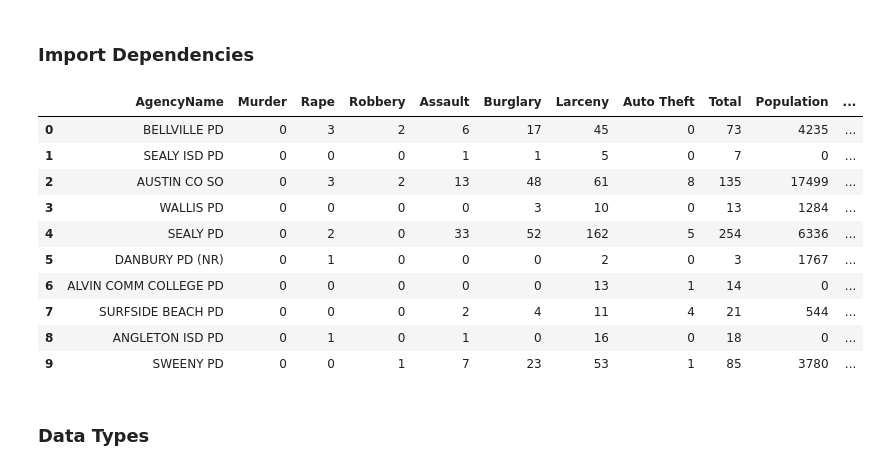
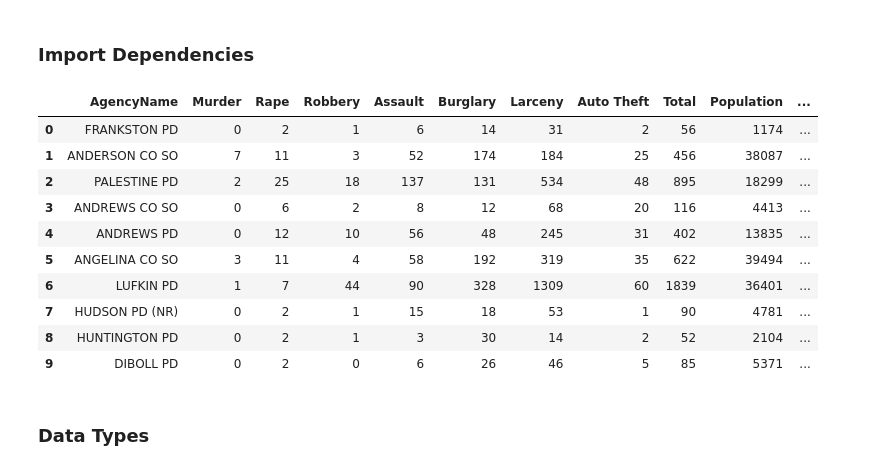
Before and after one commit to MiguelB512/Harris_Crime_Trends, a Jupyter notebook: Crime_Data_Analysis.ipynb, the cells around one changed output. Drawn from its saved outputs; the diff is of its cells as text; code cells hidden in the pictures.

```diff
--- a/Crime_Data_Analysis.ipynb
+++ b/Crime_Data_Analysis.ipynb
@@ -17,20 +17,21 @@ db_string = f"postgresql://bhmcd:{db_password}@crime-analysis.cnoedyl0m22c.us-ea
 engine = create_engine(db_string)
 # %%
 # Import CSV file
-df = pd.read_csv('Resources/CSV/Crime_Index_Greater_Houston_Area_2015_2020.csv')
+# CSV Texas-Crime-Index-2015-2020.csv which contains crime data for all of TX counties
+df = pd.read_csv('Resources/CSV/Texas-Crime-Index-2015-2020.csv')
 df.head(10)
 # %% [output]
 |  | AgencyName | Murder | Rape | Robbery | Assault | Burglary | Larceny | Auto Theft | Total | Population | ... |
-| 0 | BELLVILLE PD | 0 | 3 | 2 | 6 | 17 | 45 | 0 | 73 | 4235 | ... |
-| 1 | SEALY ISD PD | 0 | 0 | 0 | 1 | 1 | 5 | 0 | 7 | 0 | ... |
-| 2 | AUSTIN CO SO | 0 | 3 | 2 | 13 | 48 | 61 | 8 | 135 | 17499 | ... |
-| 3 | WALLIS PD | 0 | 0 | 0 | 0 | 3 | 10 | 0 | 13 | 1284 | ... |
-| 4 | SEALY PD | 0 | 2 | 0 | 33 | 52 | 162 | 5 | 254 | 6336 | ... |
-| 5 | DANBURY PD (NR) | 0 | 1 | 0 | 0 | 0 | 2 | 0 | 3 | 1767 | ... |
-| 6 | ALVIN COMM COLLEGE PD | 0 | 0 | 0 | 0 | 0 | 13 | 1 | 14 | 0 | ... |
-| 7 | SURFSIDE BEACH PD | 0 | 0 | 0 | 2 | 4 | 11 | 4 | 21 | 544 | ... |
-| 8 | ANGLETON ISD PD | 0 | 1 | 0 | 1 | 0 | 16 | 0 | 18 | 0 | ... |
-| 9 | SWEENY PD | 0 | 0 | 1 | 7 | 23 | 53 | 1 | 85 | 3780 | ... |
+| 0 | FRANKSTON PD | 0 | 2 | 1 | 6 | 14 | 31 | 2 | 56 | 1174 | ... |
+| 1 | ANDERSON CO SO | 7 | 11 | 3 | 52 | 174 | 184 | 25 | 456 | 38087 | ... |
+| 2 | PALESTINE PD | 2 | 25 | 18 | 137 | 131 | 534 | 48 | 895 | 18299 | ... |
+| 3 | ANDREWS CO SO | 0 | 6 | 2 | 8 | 12 | 68 | 20 | 116 | 4413 | ... |
+| 4 | ANDREWS PD | 0 | 12 | 10 | 56 | 48 | 245 | 31 | 402 | 13835 | ... |
+| 5 | ANGELINA CO SO | 3 | 11 | 4 | 58 | 192 | 319 | 35 | 622 | 39494 | ... |
+| 6 | LUFKIN PD | 1 | 7 | 44 | 90 | 328 | 1309 | 60 | 1839 | 36401 | ... |
+| 7 | HUDSON PD (NR) | 0 | 2 | 1 | 15 | 18 | 53 | 1 | 90 | 4781 | ... |
+| 8 | HUNTINGTON PD | 0 | 2 | 1 | 3 | 30 | 14 | 2 | 52 | 2104 | ... |
+| 9 | DIBOLL PD | 0 | 2 | 0 | 6 | 26 | 46 | 5 | 85 | 5371 | ... |
 # %% [markdown]
 ### Data Types
 # %%
```
Also changed, not shown: parts of 44 cells of this notebook, 1 other file.
